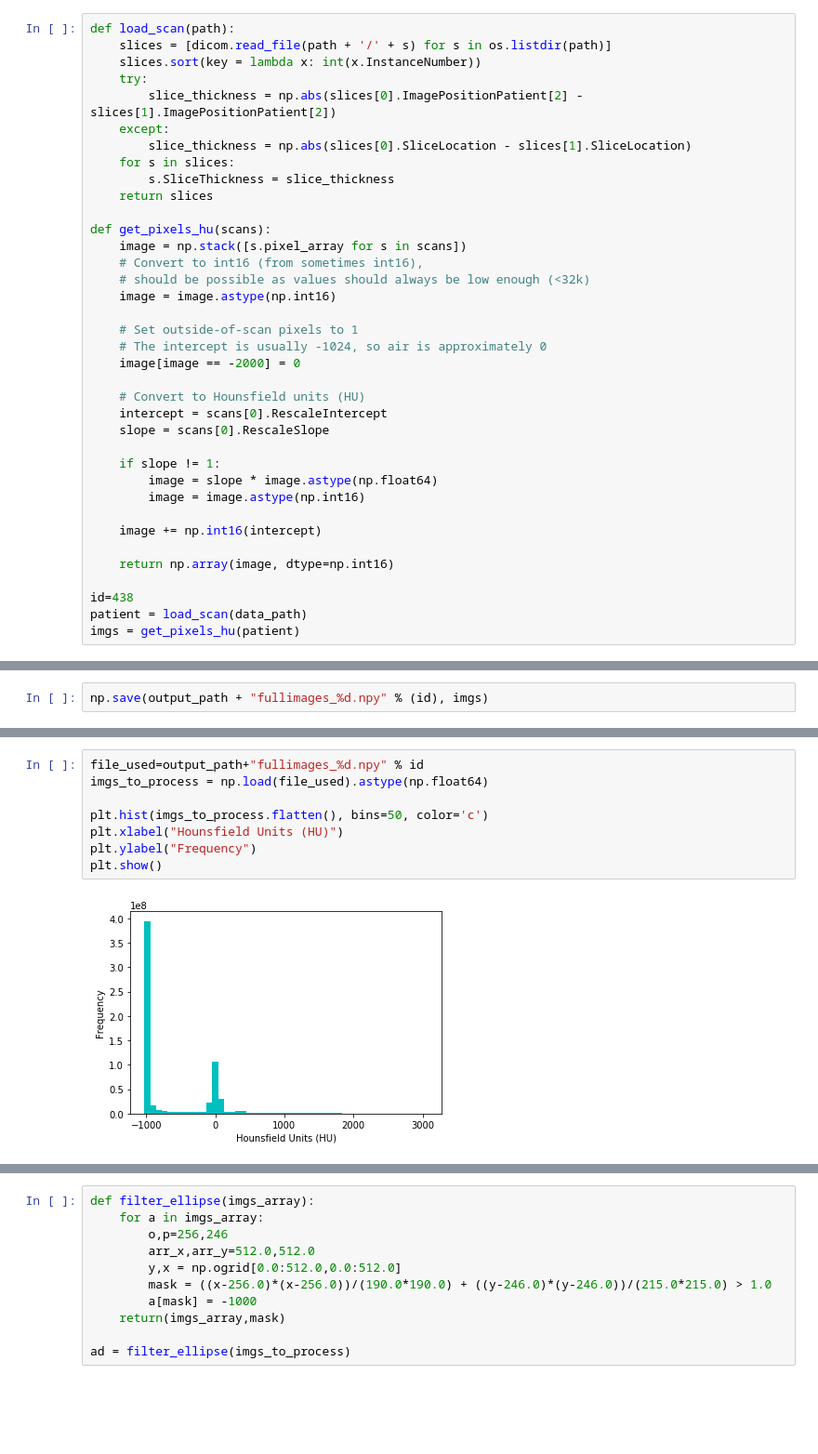
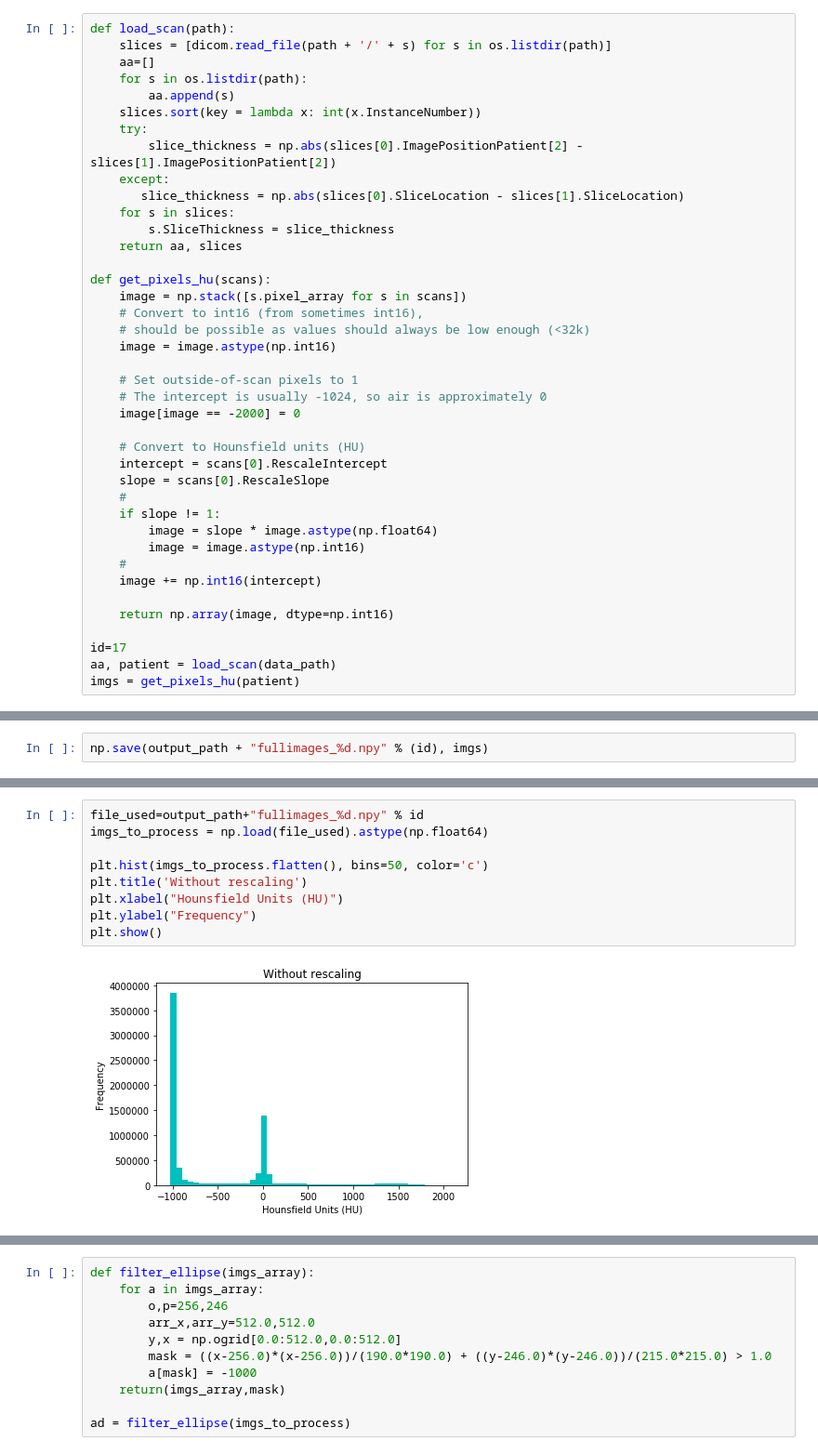
Before and after one commit to harsh1795/CNN-DICOM-Segmentation, a Jupyter notebook: Segmentation_headrest_label.ipynb, the cells around one changed output, grey strips where cells are left out. Shown at 93% size. Drawn from its saved outputs; the diff is of its cells as text; blank space fills up the shorter version.

```diff
--- a/Segmentation_headrest_label.ipynb
+++ b/Segmentation_headrest_label.ipynb
@@ -42,14 +91,17 @@ First 5 elements:
 # %%
 def load_scan(path):
     slices = [dicom.read_file(path + '/' + s) for s in os.listdir(path)]
+    aa=[]
+    for s in os.listdir(path):
+        aa.append(s)
     slices.sort(key = lambda x: int(x.InstanceNumber))
     try:
         slice_thickness = np.abs(slices[0].ImagePositionPatient[2] - slices[1].ImagePositionPatient[2])
     except:
-        slice_thickness = np.abs(slices[0].SliceLocation - slices[1].SliceLocation)
+       slice_thickness = np.abs(slices[0].SliceLocation - slices[1].SliceLocation)
     for s in slices:
         s.SliceThickness = slice_thickness
-    return slices
+    return aa, slices
 
 def get_pixels_hu(scans):
     image = np.stack([s.pixel_array for s in scans])
@@ -64,15 +116,15 @@ def get_pixels_hu(scans):
     # Convert to Hounsfield units (HU)
     intercept = scans[0].RescaleIntercept
     slope = scans[0].RescaleSlope
-
+    #
     if slope != 1:
         image = slope * image.astype(np.float64)
         image = image.astype(np.int16)
-
+    #
     image += np.int16(intercept)
 
     return np.array(image, dtype=np.int16)
 
-id=438
-patient = load_scan(data_path)
+id=17
+aa, patient = load_scan(data_path)
 imgs = get_pixels_hu(patient)
@@ -83,10 +137,11 @@ np.save(output_path + "fullimages_%d.npy" % (id), imgs)
 # %%
 file_used=output_path+"fullimages_%d.npy" % id
 imgs_to_process = np.load(file_used).astype(np.float64)
 
 plt.hist(imgs_to_process.flatten(), bins=50, color='c')
+plt.title('Without rescaling')
 plt.xlabel("Hounsfield Units (HU)")
 plt.ylabel("Frequency")
 plt.show()
 # %% [output]
-[figure, old version]
+[figure, new version]
```
Also changed, not shown: parts of 76 cells of this notebook, 10 other files.
